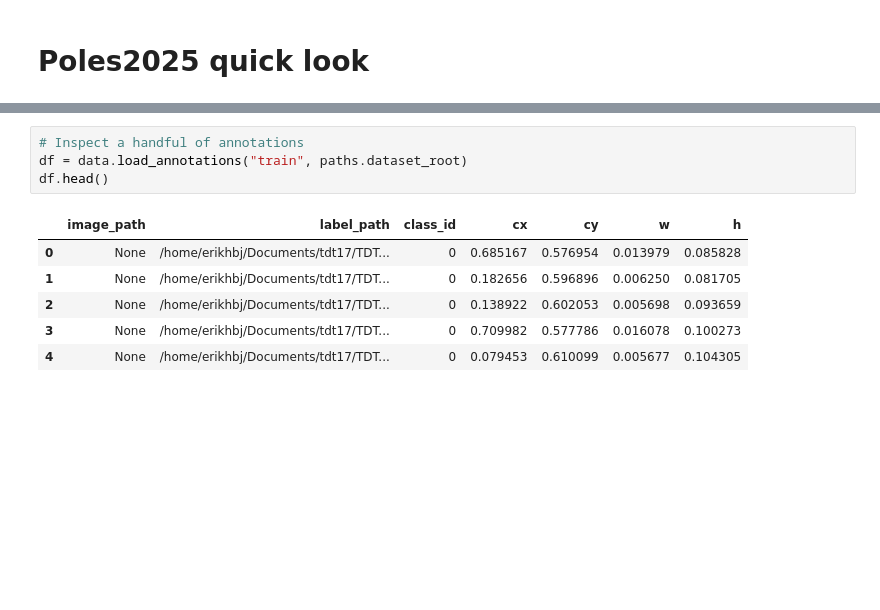
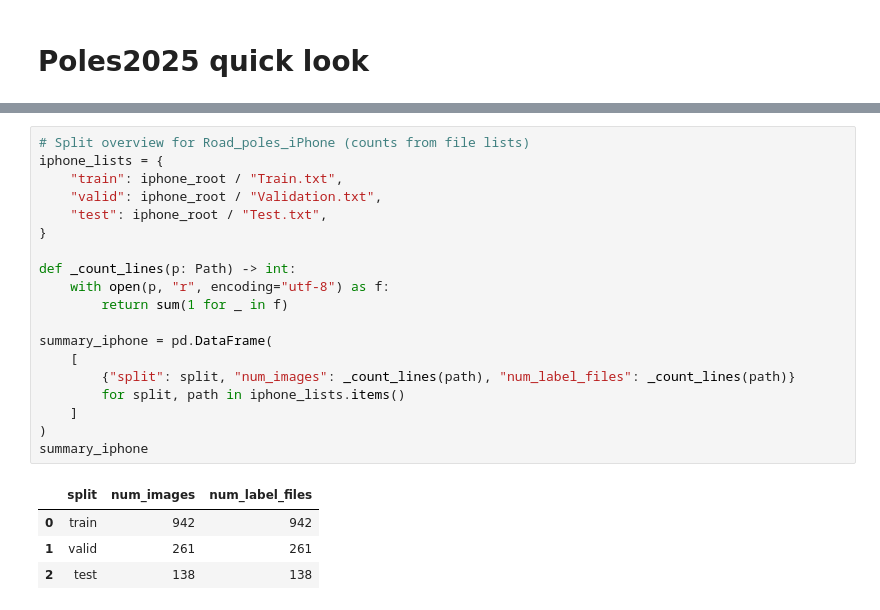
Before and after one commit to HesteBjorn/TDT17-snow-pole-detection, a Jupyter notebook: notebooks/exploration.ipynb, the cells around one changed output, grey strips where cells are left out. Drawn from its saved outputs; the diff is of its cells as text; blank space fills up the shorter version.

```diff
--- a/notebooks/exploration.ipynb
+++ b/notebooks/exploration.ipynb
@@ -34,14 +36,27 @@ summary
 | 0 | train | 322 | 322 |
 | 1 | valid | 92 | 92 |
 | 2 | test | 0 | 46 |
-# %%
-# Inspect a handful of annotations
-df = data.load_annotations("train", paths.dataset_root)
-df.head()
-# %% [output]
-|  | image_path | label_path | class_id | cx | cy | w | h |
-| 0 | None | /home/erikhbj/Documents/tdt17/TDT... | 0 | 0.685167 | 0.576954 | 0.013979 | 0.085828 |
-| 1 | None | /home/erikhbj/Documents/tdt17/TDT... | 0 | 0.182656 | 0.596896 | 0.006250 | 0.081705 |
-| 2 | None | /home/erikhbj/Documents/tdt17/TDT... | 0 | 0.138922 | 0.602053 | 0.005698 | 0.093659 |
-| 3 | None | /home/erikhbj/Documents/tdt17/TDT... | 0 | 0.709982 | 0.577786 | 0.016078 | 0.100273 |
-| 4 | None | /home/erikhbj/Documents/tdt17/TDT... | 0 | 0.079453 | 0.610099 | 0.005677 | 0.104305 |
+# %%
+# Split overview for Road_poles_iPhone (counts from file lists)
+iphone_lists = {
+    "train": iphone_root / "Train.txt",
+    "valid": iphone_root / "Validation.txt",
+    "test": iphone_root / "Test.txt",
+}
+
+def _count_lines(p: Path) -> int:
+    with open(p, "r", encoding="utf-8") as f:
+        return sum(1 for _ in f)
+
+summary_iphone = pd.DataFrame(
+    [
+        {"split": split, "num_images": _count_lines(path), "num_label_files": _count_lines(path)}
+        for split, path in iphone_lists.items()
+    ]
+)
+summary_iphone
+# %% [output]
+|  | split | num_images | num_label_files |
+| 0 | train | 942 | 942 |
+| 1 | valid | 261 | 261 |
+| 2 | test | 138 | 138 |
```
Also changed, not shown: parts of 6 cells of this notebook, 2 other files.
